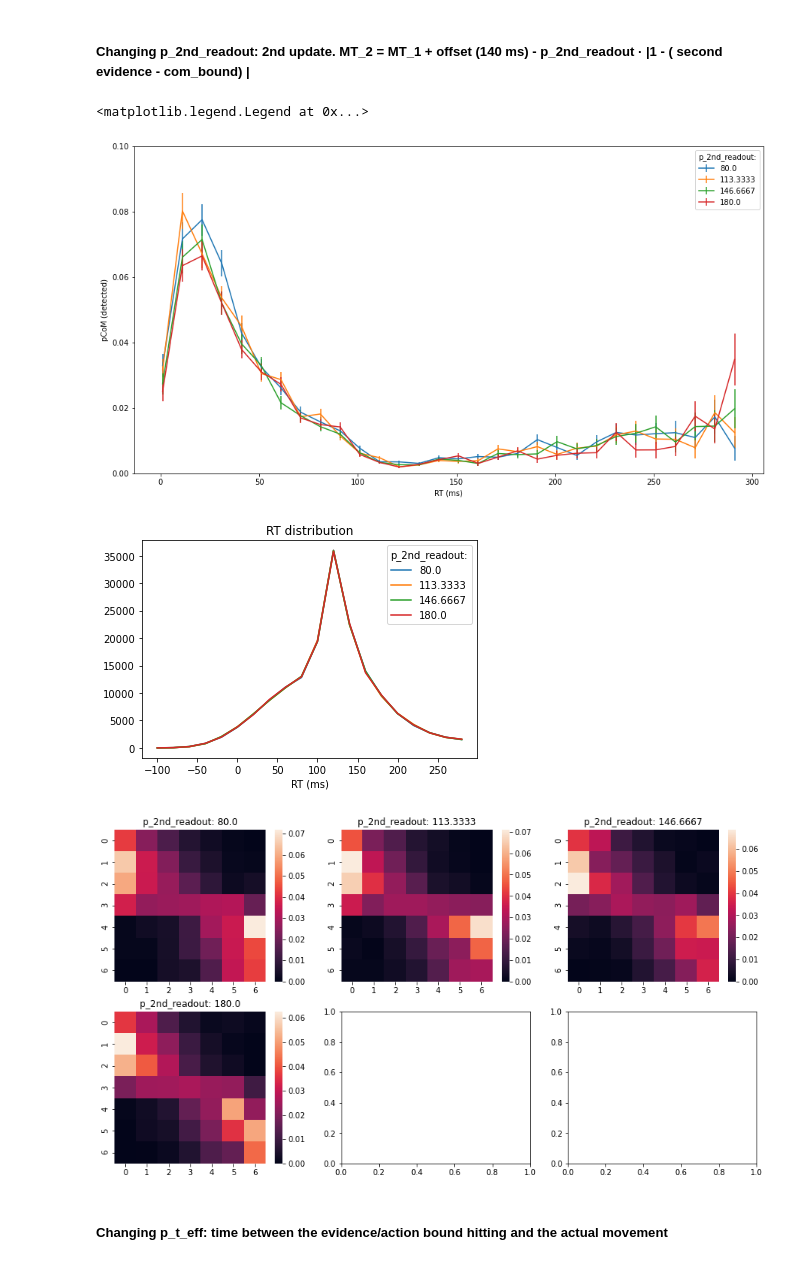
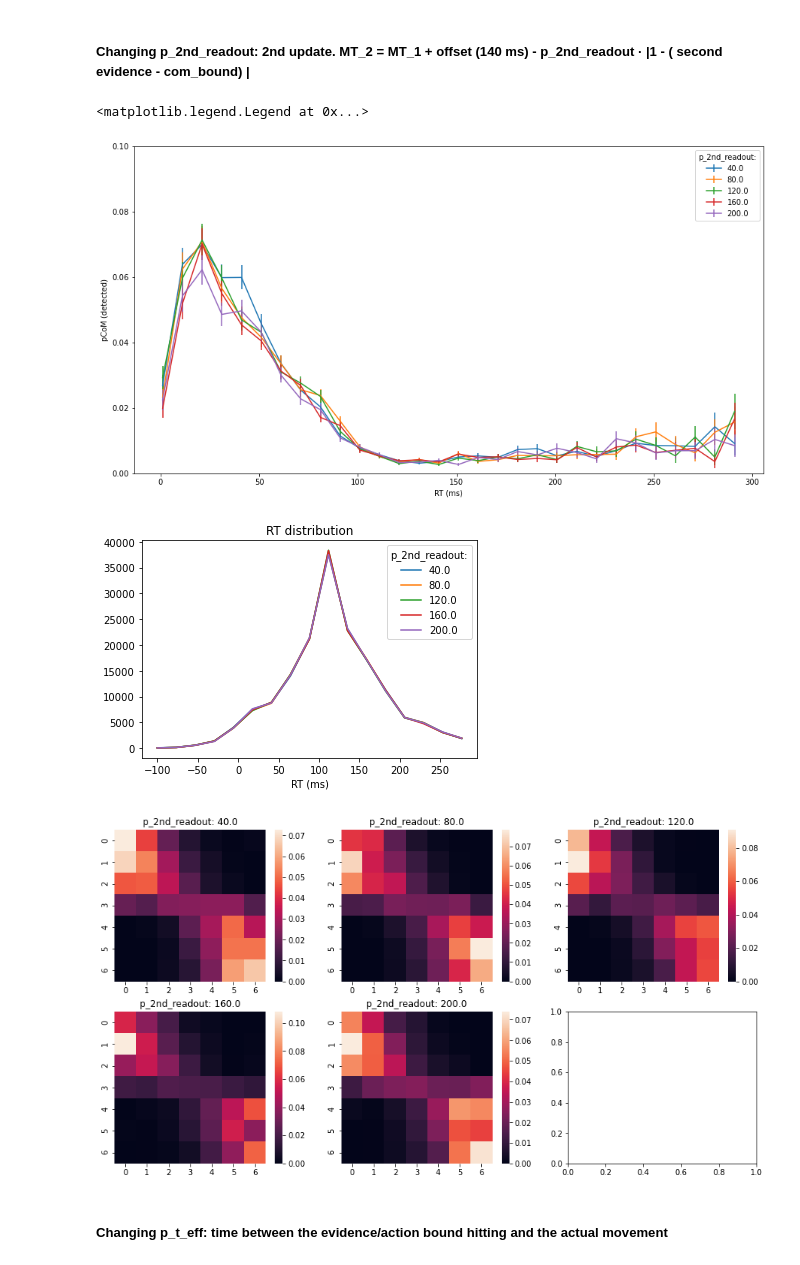
Before and after one commit to PastorJordi/custom_utils, a Jupyter notebook: notebooks/Parameter_analysis.ipynb, the cells around one changed output. Saved outputs shown, nothing was run; the diff lists cells and outputs as text; code cells hidden in the pictures.

Commit message:
parameter analysis done, solved run_model input in figures_paper

```diff
--- a/notebooks/Parameter_analysis.ipynb
+++ b/notebooks/Parameter_analysis.ipynb
@@ -61,11 +61,11 @@ def get_params():
     """
     return best parameters
     """
-    p_t_aff = 15
-    p_t_eff = 5
+    p_t_aff = 13
+    p_t_eff = 6
     p_t_a = 14
-    p_w_zt = 0.15
-    p_w_stim = 0.15
+    p_w_zt = 0.2
+    p_w_stim = 0.12
     p_e_noise = 0.03
     p_com_bound = 0.
     p_w_a = 0.03
@@ -127,8 +127,8 @@ Text(0.5, 0, 'RT (ms)')
 all_trajs = True
 p_t_aff, p_t_eff, p_t_a, p_w_zt, p_w_stim, p_e_noise, p_com_bound, p_w_a, p_a_noise, p_1st_readout, p_2nd_readout = get_params()
 ######
-# Four values between 80 and 180 (slope of the reduction of MT with evidence in the first readout, negative sign)
-p_1st_readout_list = np.linspace(80, 180, num=4)
+# Five values between 40 and 200 (slope of the reduction of MT with evidence in the first readout, negative sign)
+p_1st_readout_list = np.linspace(40, 200, num=5)
 ######
 stim_temp = np.concatenate((stim, np.zeros((p_t_aff+p_t_eff, stim.shape[1]))))
 fig, ax = plt.subplots(1, figsize=(15,8))
@@ -181,8 +181,8 @@ ax.legend(title='p_1st_readout:')
 # %%
 p_t_aff, p_t_eff, p_t_a, p_w_zt, p_w_stim, p_e_noise, p_com_bound, p_w_a, p_a_noise, p_1st_readout, p_2nd_readout = get_params()
 ######
-# Four values between 80 and 180
-p_2nd_readout_list = np.linspace(80, 180, num=4)
+# Five values between 40 and 200
+p_2nd_readout_list = np.linspace(40, 200, num=5)
 ######
 stim_temp = np.concatenate((stim, np.zeros((p_t_aff+p_t_eff, stim.shape[1]))))
 fig, ax = plt.subplots(1, figsize=(15,8))
@@ -201,36 +201,36 @@ for i_ax, p_2nd_readout in enumerate(p_2nd_readout_list):
                                 p_e_noise=p_e_noise, p_com_bound=p_com_bound,
                                 p_t_aff=p_t_aff, p_t_eff=p_t_eff, p_t_a=p_t_a,
                                 num_tr=num_tr, p_w_a=p_w_a, p_1st_readout=p_1st_readout,
                                 p_2nd_readout=p_2nd_readout,
                                 p_a_noise=p_a_noise,
                                 compute_trajectories=compute_trajectories,
                                 stim_res=stim_res)
     hits = resp_fin == gt
     detected_com = np.abs(x_val_at_updt) > detect_CoMs_th
     data_to_plot = {'sound_len': (first_ind-fixation+p_t_eff)*stim_res, 'CoM': com,
                     'first_resp': resp_first, 'final_resp': resp_fin,
                     'avtrapz': coh,
                     'pro_vs_re': pro_vs_re,
                     'detected_com': detected_com}
     df_plot = pd.DataFrame(data_to_plot)
     binned_curve(df_plot, 'detected_com', 'sound_len', bins=BINS, ax=ax,
                  xpos=10, errorbar_kw={'label': f'{round(p_2nd_readout, 4)}'})
     ax1.plot(rt_bins[:-1], rt_vals, label=f'{round(p_2nd_readout, 4)}')
     matrix, _ = com_heatmap_jordi(zt, coh, detected_com,
                                   return_mat=True, flip=True)
     sns.heatmap(matrix, ax=ax_mat[i_ax])
     ax_mat[i_ax].set_title('p_2nd_readout: {}'.format(round(p_2nd_readout, 4)))
 ax1.set_title('RT distribution')
 ax1.legend(title='p_2nd_readout:')
 ax1.set_xlabel('RT (ms)')
 ax.set_ylabel('pCoM (detected)')
 ax.set_xlabel('RT (ms)')
 ax.legend(title='p_2nd_readout:')
 # %% [output]
 <matplotlib.legend.Legend at 0x...>
-[figure, old version]
+[figure, new version]
-[figure, old version]
+[figure, new version]
-[figure, old version]
+[figure, new version]
 # %% [markdown]
 ##### Changing p_t_eff: time between the evidence/action bound hitting and the actual movement
 # %%
```
Also changed, not shown: parts of 7 cells of this notebook, 2 other files.
